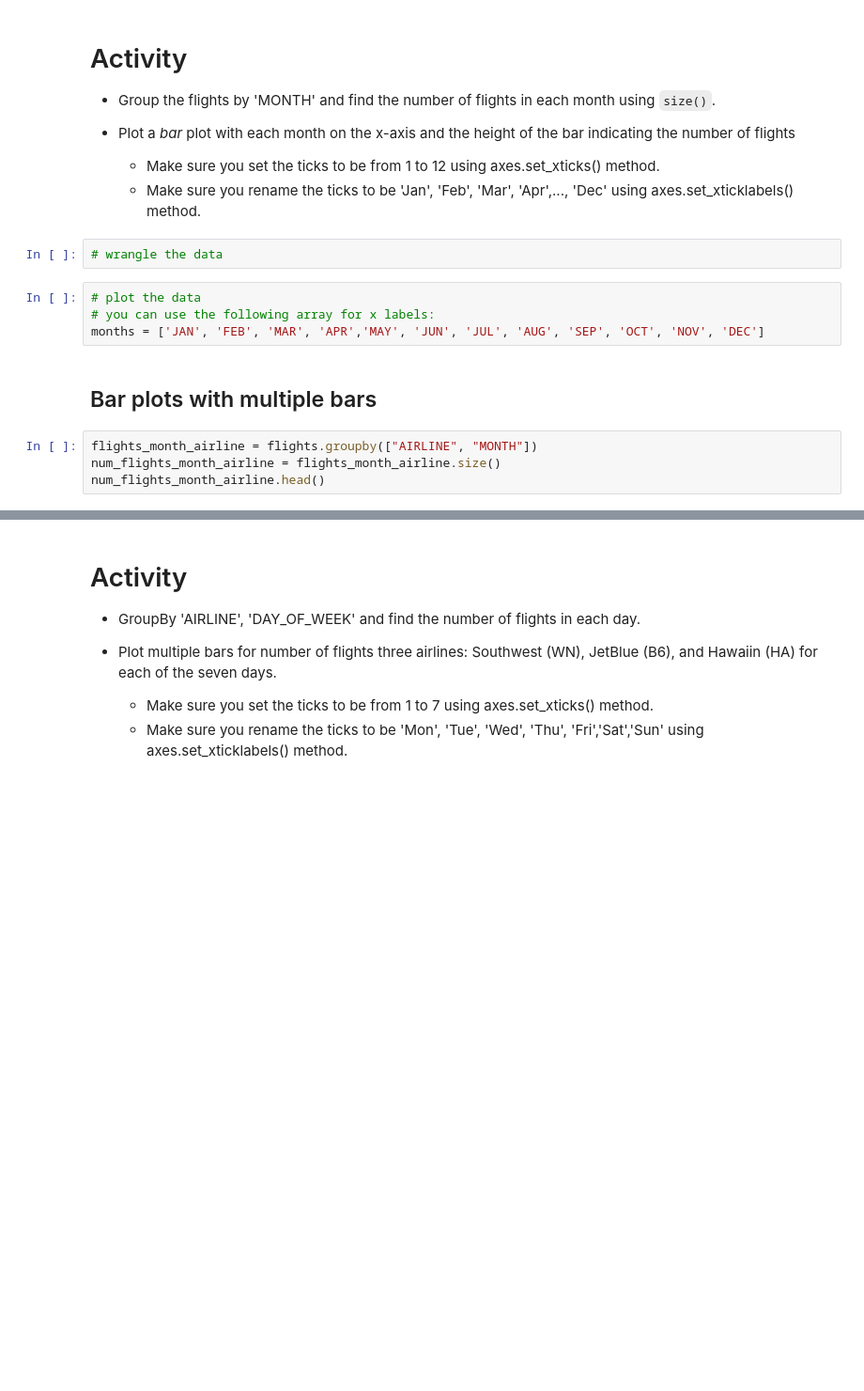
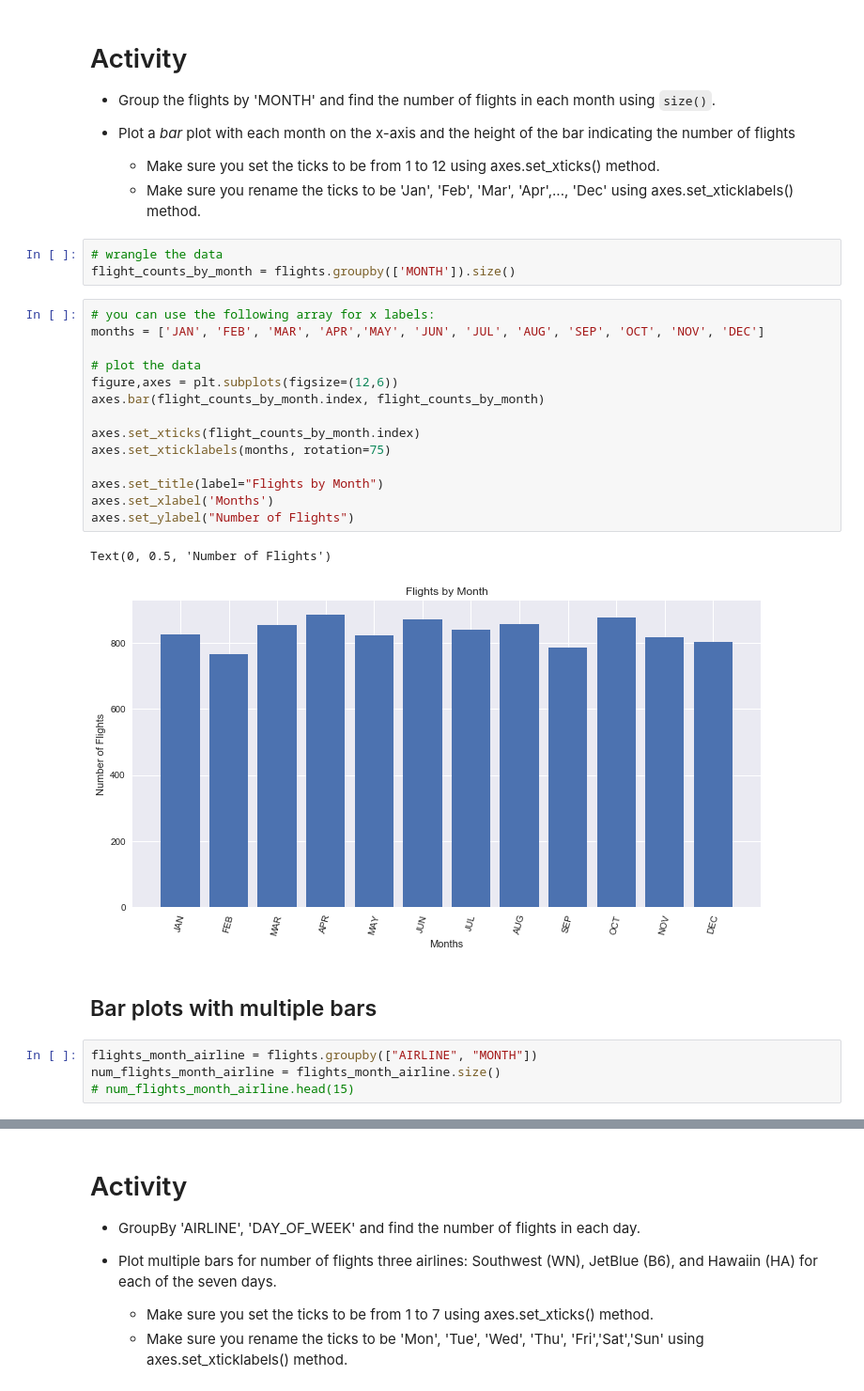
Before and after one commit to jarp/SP22-ITAO, a Jupyter notebook: Class_21_Bar_Charts_and_Advanced_Visualization.ipynb, the cells around one changed output, grey strips where cells are left out. Shown at 94% size. Cells and saved outputs as stored; diff of their text form; blank space fills up the shorter version.

```diff
--- a/Class_21_Bar_Charts_and_Advanced_Visualization.ipynb
+++ b/Class_21_Bar_Charts_and_Advanced_Visualization.ipynb
@@ -65,15 +91,29 @@ Plotting bar plots has a lot more features. Look [here](https://matplotlib.org/e
     * Make sure you rename the ticks to be 'Jan', 'Feb', 'Mar', 'Apr',..., 'Dec' using axes.set_xticklabels() method.
 # %%
 # wrangle the data
+flight_counts_by_month = flights.groupby(['MONTH']).size()
 # %%
-# plot the data
 # you can use the following array for x labels:
 months = ['JAN', 'FEB', 'MAR', 'APR','MAY', 'JUN', 'JUL', 'AUG', 'SEP', 'OCT', 'NOV', 'DEC']
+
+# plot the data
+figure,axes = plt.subplots(figsize=(12,6))
+axes.bar(flight_counts_by_month.index, flight_counts_by_month)
+
+axes.set_xticks(flight_counts_by_month.index)
+axes.set_xticklabels(months, rotation=75)
+
+axes.set_title(label="Flights by Month")
+axes.set_xlabel('Months')
+axes.set_ylabel("Number of Flights")
+# %% [output]
+Text(0, 0.5, 'Number of Flights')
+[figure, added]
 # %% [markdown]
 ## Bar plots with multiple bars
 # %%
 flights_month_airline = flights.groupby(["AIRLINE", "MONTH"])
 num_flights_month_airline = flights_month_airline.size()
-num_flights_month_airline.head()
+# num_flights_month_airline.head(15)
 # %%
 num_flights_month_airline.loc['UA']
```
Also changed, not shown: parts of 15 cells of this notebook, 5 other files.
